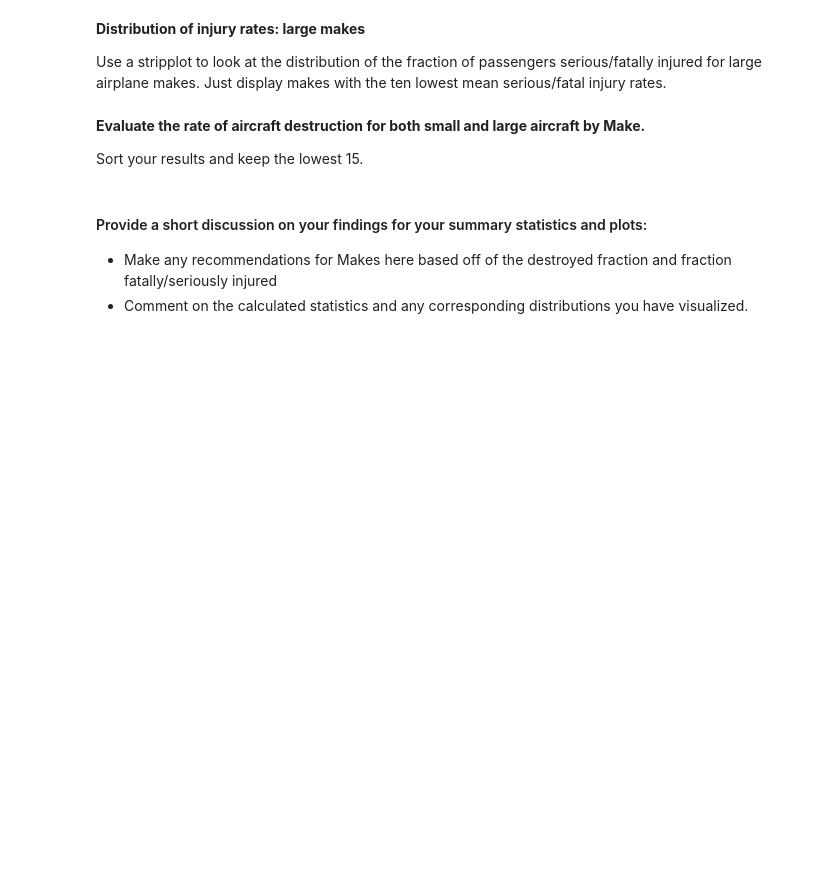
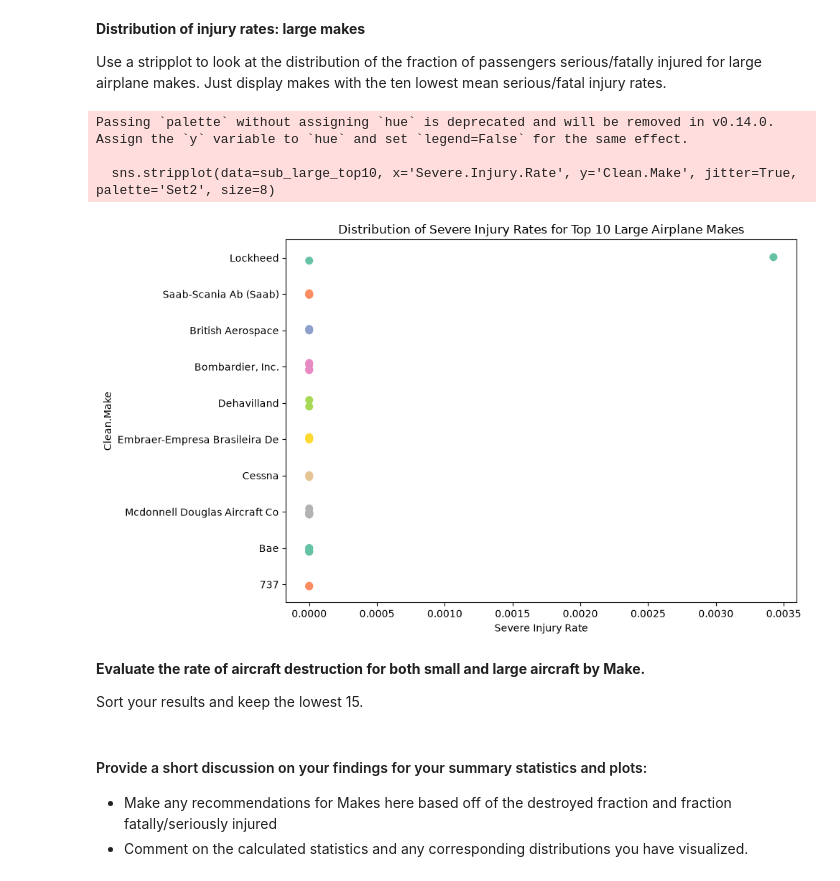
Before and after one commit to EdWachira/Moringa_Module2_Summative_Lab1, a Jupyter notebook: Aviation_Accidents_Data_Analysis.ipynb, the cells around one changed output. Drawn from its saved outputs; the diff is of its cells as text; code cells hidden in the pictures; blank space fills up the shorter version.

```diff
--- a/Aviation_Accidents_Data_Analysis.ipynb
+++ b/Aviation_Accidents_Data_Analysis.ipynb
@@ -53,6 +216,23 @@ Use a violinplot to look at the distribution of the fraction of passengers serio
 **Distribution of injury rates: large makes**
 
 Use a stripplot to look at the distribution of the fraction of passengers serious/fatally injured for large airplane makes. Just display makes with the ten lowest mean serious/fatal injury rates.
+# %%
+# 3. Stripplot for large makes (top 10 lowest mean injury rate)
+top10_large_makes_list = large_top15_makes.head(10)['Clean.Make'].tolist()
+sub_large_top10 = large_planes[large_planes['Clean.Make'].isin(top10_large_makes_list)]
+
+plt.figure(figsize=(10, 6))
+sns.stripplot(data=sub_large_top10, x='Severe.Injury.Rate', y='Clean.Make', jitter=True, palette='Set2', size=8)
+plt.title('Distribution of Severe Injury Rates for Top 10 Large Airplane Makes')
+plt.xlabel('Severe Injury Rate')
+plt.tight_layout()
+plt.savefig('large_makes_stripplot.png')
+plt.show()
+# %% [output]
+Passing `palette` without assigning `hue` is deprecated and will be removed in v0.14.0. Assign the `y` variable to `hue` and set `legend=False` for the same effect.
+
+  sns.stripplot(data=sub_large_top10, x='Severe.Injury.Rate', y='Clean.Make', jitter=True, palette='Set2', size=8)
+[figure, added]
 # %% [markdown]
 **Evaluate the rate of aircraft destruction for both small and large aircraft by Make.**
 
```
Also changed, not shown: parts of 9 cells of this notebook, 5 other files.
